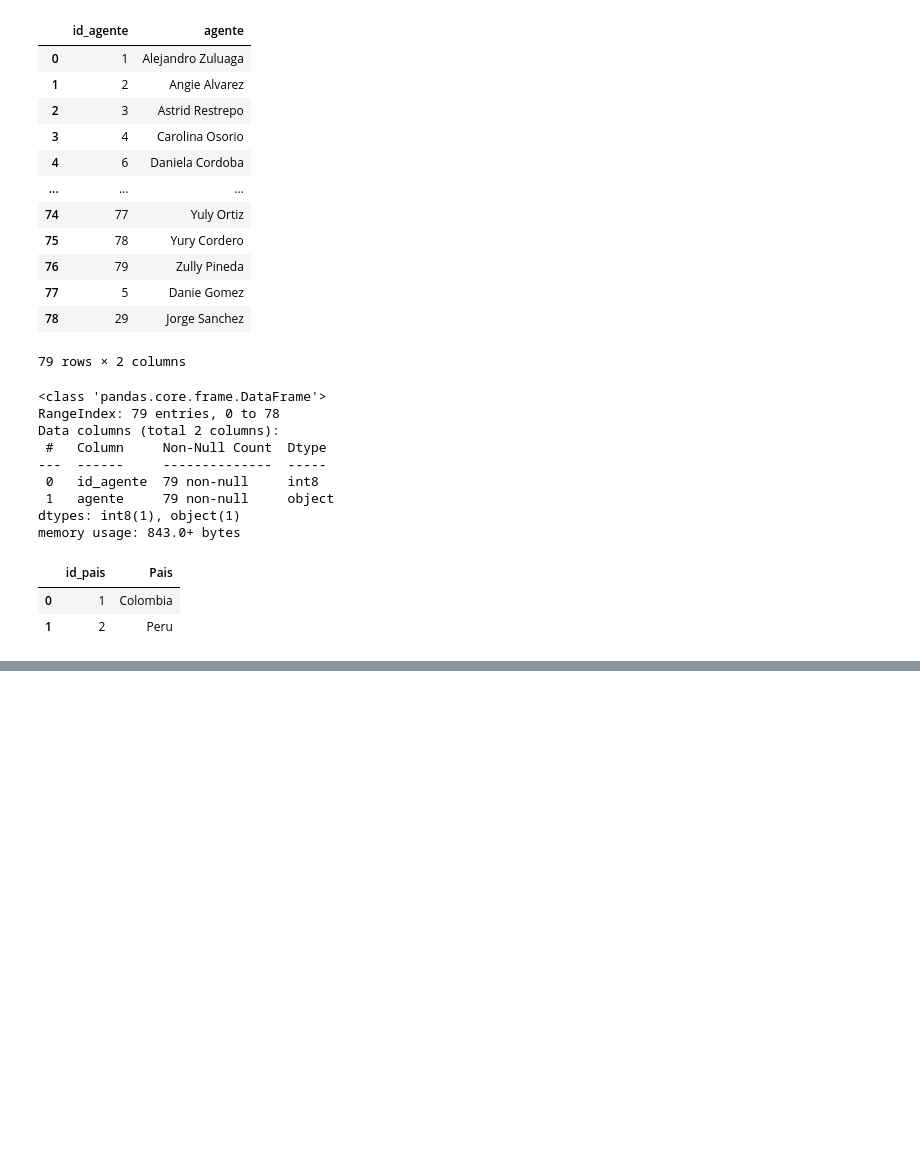
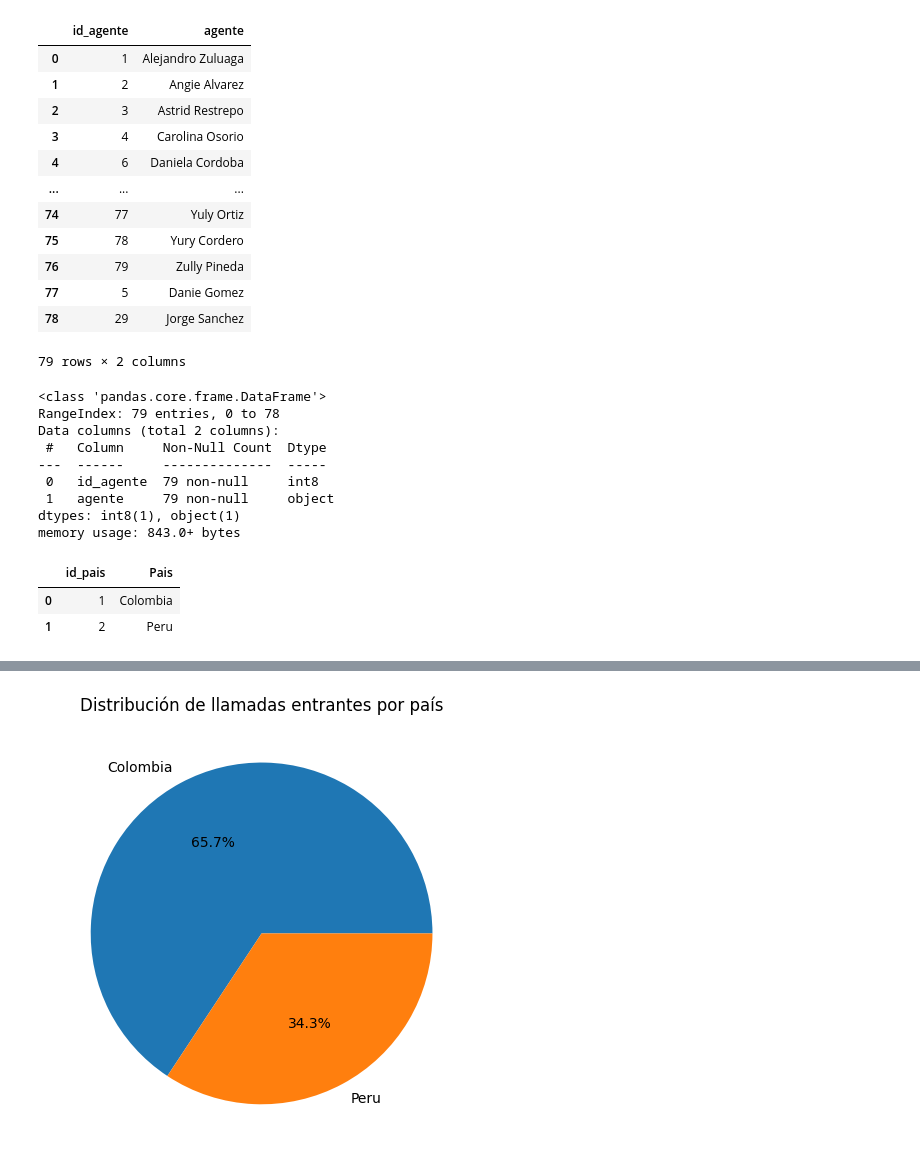
Before and after one commit to r2x4/consolidado_practice, a Jupyter notebook: consolidado_practice.ipynb, the cells around one changed output, grey strips where cells are left out. Cells and saved outputs as stored; diff of their text form; code cells hidden in the pictures; blank space fills up the shorter version.

```diff
--- a/consolidado_practice.ipynb
+++ b/consolidado_practice.ipynb
@@ -160,0 +267,9 @@ paises.to_csv('/content/paises.csv', index=False)
+# %%
+datos.groupby("Pais")["llamadas_in"].sum().plot(kind="pie", autopct='%1.1f%%')
+
+plt.title("Distribución de llamadas entrantes por país")
+plt.ylabel("")
+plt.tight_layout()
+plt.show()
+# %% [output]
+[figure, added]
```
Also changed, not shown: parts of 13 cells of this notebook.
